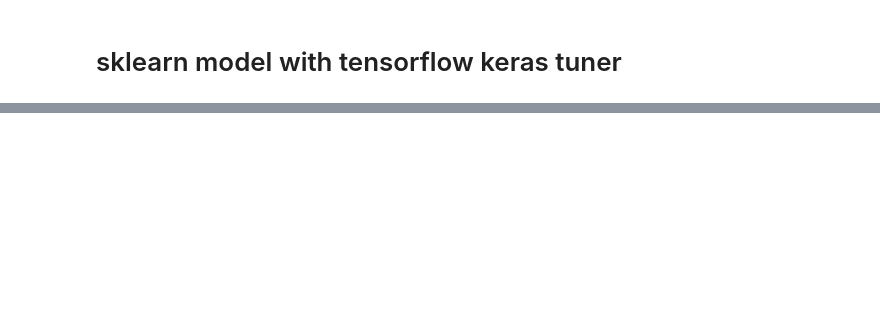
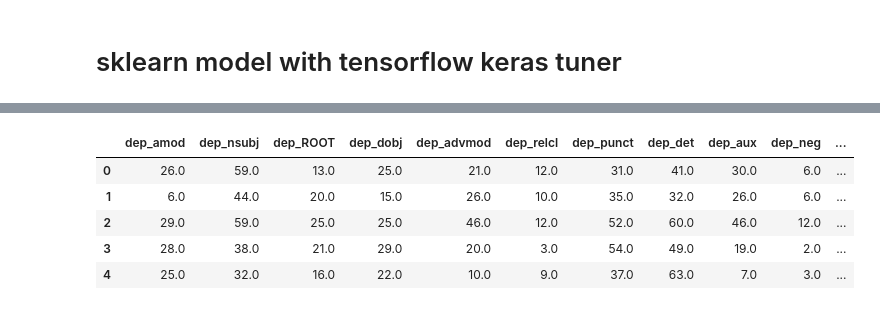
Before and after one commit to JD-DS/Learning-Agency-Lab---Automated-Essay-Scoring-2.0, a Jupyter notebook: sklearn-model.ipynb, the cells around one changed output, grey strips where cells are left out. Saved outputs shown, nothing was run; the diff lists cells and outputs as text; code cells hidden in the pictures; blank space fills up the shorter version.

```diff
--- a/sklearn-model.ipynb
+++ b/sklearn-model.ipynb
@@ -240,6 +315,15 @@ df_deps = df['full_text'].apply(dependency_tags).apply(pd.Series).fillna(0)
 df_deps.columns = [f'dep_{col}' for col in df_deps.columns]
 
 df = pd.concat([df, df_deps], axis=1)
+# %%
+df_deps.head()
+# %% [output]
+|  | dep_amod | dep_nsubj | dep_ROOT | dep_dobj | dep_advmod | dep_relcl | dep_punct | dep_det | dep_aux | dep_neg | ... |
+| 0 | 26.0 | 59.0 | 13.0 | 25.0 | 21.0 | 12.0 | 31.0 | 41.0 | 30.0 | 6.0 | ... |
+| 1 | 6.0 | 44.0 | 20.0 | 15.0 | 26.0 | 10.0 | 35.0 | 32.0 | 26.0 | 6.0 | ... |
+| 2 | 29.0 | 59.0 | 25.0 | 25.0 | 46.0 | 12.0 | 52.0 | 60.0 | 46.0 | 12.0 | ... |
+| 3 | 28.0 | 38.0 | 21.0 | 29.0 | 20.0 | 3.0 | 54.0 | 49.0 | 19.0 | 2.0 | ... |
+| 4 | 25.0 | 32.0 | 16.0 | 22.0 | 10.0 | 9.0 | 37.0 | 63.0 | 7.0 | 3.0 | ... |
 # %%
 from gensim.scripts.glove2word2vec import glove2word2vec
 
```
Also changed, not shown: parts of 16 cells of this notebook, 1 other file.
